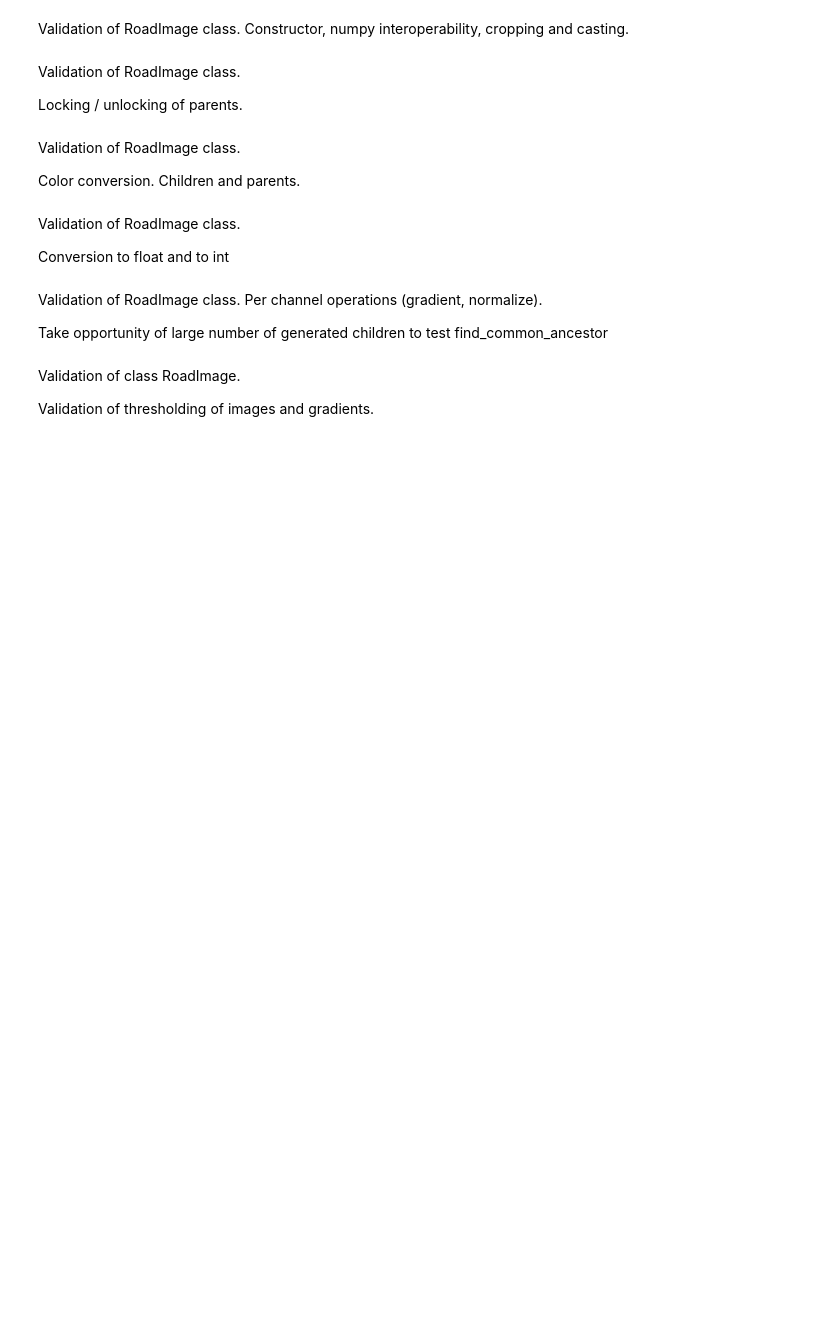
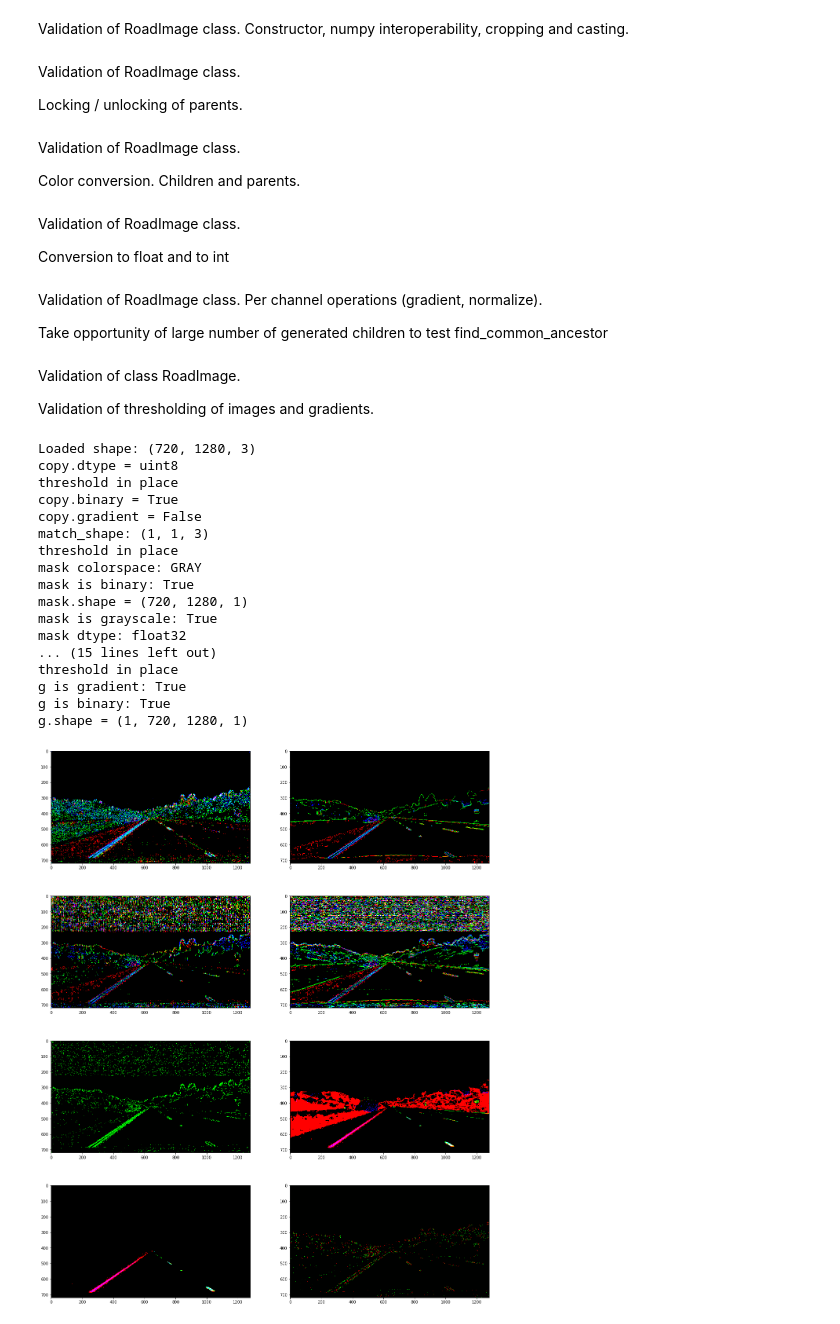
Before and after one commit to lepeuvedic/CarND-Advanced-Lane-Lines, a Jupyter notebook: Validation.ipynb, the cells around one changed output. Cells and saved outputs as stored; diff of their text form; code cells hidden in the pictures; blank space fills up the shorter version.

```diff
--- a/Validation.ipynb
+++ b/Validation.ipynb
@@ -186,7 +230,7 @@ def timing(f):
 
 
 from classes.RoadImage import RoadImage
-a = RoadImage('test_images/test1.jpg')
+a = RoadImage(filename='test_images/test1.jpg')
 print('No children yet:',a.list_children())
 print('Colorspace is: '+a.colorspace)
 
@@ -208,7 +252,12 @@ b = g()
 b = g()
 
 print('Only one child: ',a.list_children())
-b = a.find_child((RoadImage.convert_color,'YCC'))
+print('b.find_op():',b.find_op())
+print('b.parent is a:',b.parent is a)
+b = a.find_child(b.find_op(raw=True))
+assert not(b is None) , 'b should not be None'
+b = a.find_child(b.find_op(raw=False))
+assert not(b is None) , 'b should not be None'
 c = b.convert_color('RGB')
 d = c.to_grayscale().normalize(inplace=True)
 print('d.shape =',d.shape)
@@ -334,19 +384,19 @@ Validation of thresholding of images and gradients.
 from classes.RoadImage import RoadImage
 import numpy as np
 
-img = RoadImage('test_images/straight_lines1.jpg', cspace='HLS')
+img = RoadImage(filename='test_images/straight_lines1.jpg', cspace='HLS')
 print('Loaded shape:',img.shape)
 # We have per channel min and max (for H,L and S)
 mini = np.array([0.0627, 0.762, 0.75])
 maxi = np.array([0.0863, 1.0,   1.0])
 copy = img.copy()
 print('copy.dtype =',copy.dtype)
-copy.threshold(mini, maxi, inplace=True)
+copy.threshold(mini=mini, maxi=maxi, inplace=True)
 print('copy.binary =',copy.binary)
 print('copy.gradient =',copy.gradient)
 print('match_shape:',RoadImage.__match_shape__(mini.shape, copy.shape))
 
-mask = RoadImage('training/straight_mask.png')
+mask = RoadImage(filename='training/straight_mask.png')
 # Make mask truly binary
 mask.threshold(mini=0.5, inplace=True)
 print('mask colorspace:', mask.colorspace)
@@ -363,47 +413,71 @@ imaxi = maxi.reshape((1,)+maxi.shape)
 # Combine gradients to make a 2D HLS image:
 minimask = 0.0001+np.tensordot(mask,imini, axes=([2],[0]))
 maximask = np.tensordot(mask,imaxi, axes=([2],[0]))
-thresh = img.to_float().threshold(minimask, maximask)
+thresh = img.to_float().threshold(mini=minimask, maxi=maximask)
 
 # Add gradient info
 grads = img.gradients(['angle','mag','x','y'], sobel_kernel=9)
 (a,m,x,y) = grads
 a.threshold(mini=np.array([0.266,0.269,0.265]),maxi=np.array([0.64,0.661,0.685]), inplace=True)
 m.normalize(perchannel=True, inplace=True)\
-    .threshold(np.array([0.352,0.298,0.327]),np.array([0.623,0.707,0.705]),inplace=True)
+    .threshold(mini=np.array([0.352,0.298,0.327]),
+               maxi=np.array([0.623,0.707,0.705]),inplace=True)
 x.normalize(perchannel=True, perline=True, inplace=True)\
-    .threshold(np.array([0.304,0.3,0.302]),np.array([0.687,0.707,0.707]),inplace=True)
+    .threshold(mini=np.array([0.304,0.3,0.302]),
+               maxi=np.array([0.687,0.707,0.707]),inplace=True)
 y.normalize(perchannel=True, perline=True, inplace=True)\
-    .threshold(np.array([0.28,0.278,0.282]),np.array([0.684,0.707,0.706]),inplace=True)
+    .threshold(mini=np.array([0.28,0.278,0.282]),
+               maxi=np.array([0.684,0.707,0.706]),inplace=True)
 
-g = RoadImage.make_collection([x,y]).sum(axis=(0,3)).reshape(mask.shape)
+g = RoadImage.make_collection([x,y]).sum(axis=(0,3), keepdims=True)
+#.reshape(mask.shape)
 #        .threshold(mini=0.5, inplace=True)
 print('min(g) =',np.min(g), 'max(g) =',np.max(g))
 print('a is gradient:', a.gradient)
 print('m is gradient:', m.gradient)
 print('x is gradient:', x.gradient)
 print('g is gradient:', g.gradient)
 print('g is binary:',g.binary)
-gmask = np.abs(g) + RoadImage.make_collection([a,m]).sum(axis=(0,3)).reshape(mask.shape)
+gmask = np.abs(g) + RoadImage.make_collection([a,m]).sum(axis=(0,3), keepdims=True)
+#.reshape(mask.shape)
 gmask.normalize(inplace=True).threshold(mini=0.3, inplace=True)
 g.threshold(mini=0.0001, maxi=gmask, inplace=True)
 print('g is gradient:', g.gradient)
 print('g is binary:',g.binary)
 print('g.shape =',g.shape)
 
 # Display img and masks as HLS
 import matplotlib.pyplot as plt
 %matplotlib inline
 
 f, ((ax1, ax2), (ax3, ax4), (ax5, ax6), (ax7, ax8)) = plt.subplots(nrows=4, ncols=2, figsize=(20,26))
 # Mask applied to signed gradient x+y, computed based on absolute value of gradients
 gmask.show(ax5)
 # Thresholded HLS masks
 copy.show(ax6)
 thresh.show(ax7)
 g.show(ax8)
 # Gradients of H,L and S
 a.show(ax1)
 m.show(ax2)
 x.show(ax3)
 y.show(ax4)
+# %% [output]
+Loaded shape: (720, 1280, 3)
+copy.dtype = uint8
+threshold in place
+copy.binary = True
+copy.gradient = False
+match_shape: (1, 1, 3)
+threshold in place
+mask colorspace: GRAY
+mask is binary: True
+mask.shape = (720, 1280, 1)
+mask is grayscale: True
+mask dtype: float32
+... (15 lines left out)
+threshold in place
+g is gradient: True
+g is binary: True
+g.shape = (1, 720, 1280, 1)
+[figure, added]
```
Also changed, not shown: parts of 5 cells of this notebook, 2 other files.
